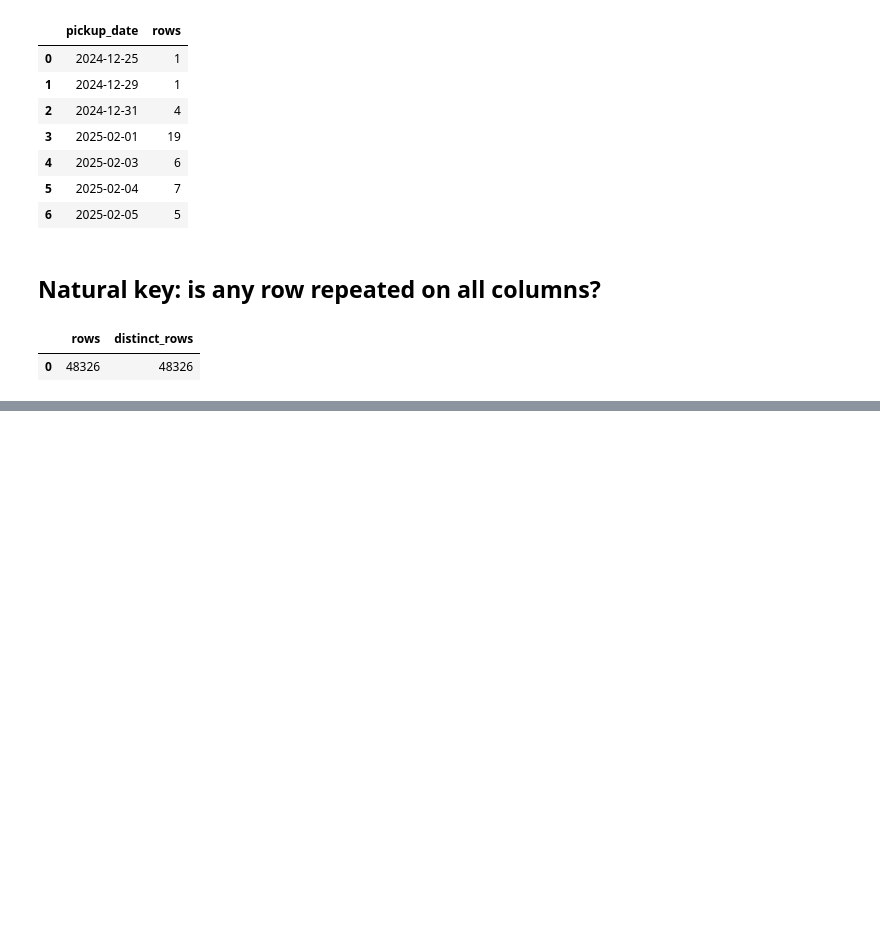
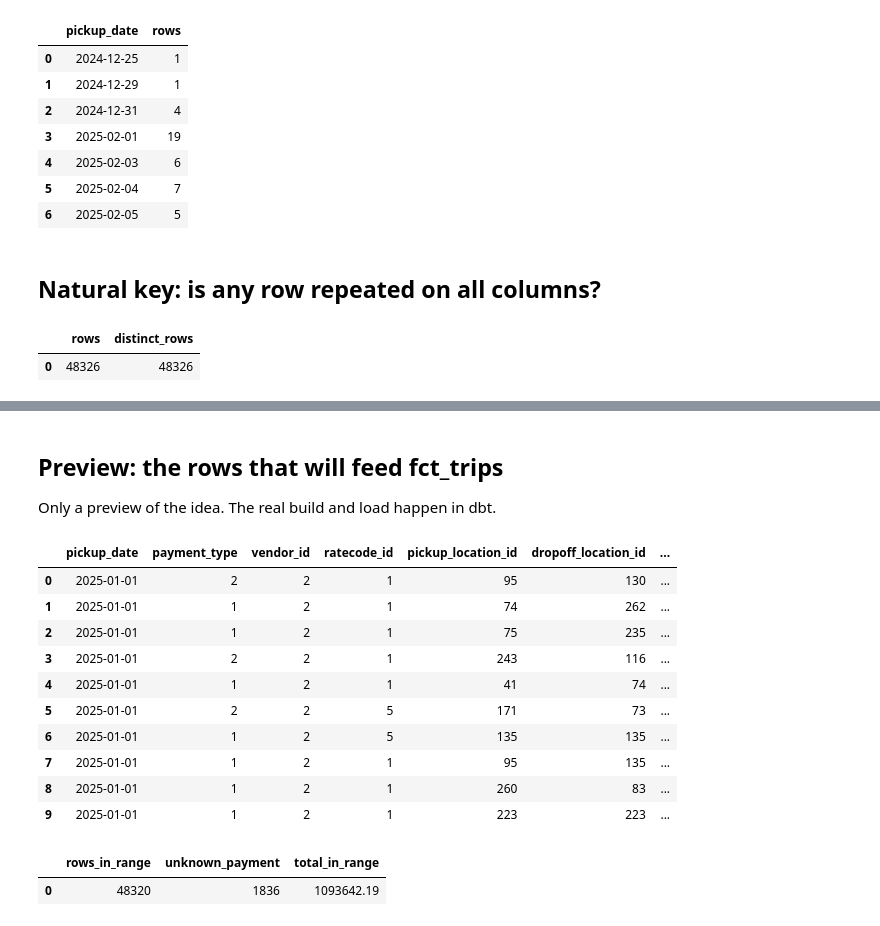
Before and after one commit to jolennd/mle-data-pipeline, a Jupyter notebook: notebooks/02_explore_green_trips.ipynb, the cells around one changed output, grey strips where cells are left out. Cells and saved outputs as stored; diff of their text form; code cells hidden in the pictures; blank space fills up the shorter version.

```diff
--- a/notebooks/02_explore_green_trips.ipynb
+++ b/notebooks/02_explore_green_trips.ipynb
@@ -86,0 +177,30 @@ con.sql(f'''select count(*) as rows, (select count(*) from (select distinct * fr
+# %% [markdown]
+## Preview: the rows that will feed fct_trips
+Only a preview of the idea. The real build and load happen in dbt.
+# %%
+con.sql(f"""select cast(lpep_pickup_datetime as date) as pickup_date,
+  coalesce(payment_type, -1) as payment_type, coalesce(VendorID, -1) as vendor_id,
+  coalesce(RatecodeID, -1) as ratecode_id, PULocationID as pickup_location_id, DOLocationID as dropoff_location_id,
+  cast(total_amount as decimal(12, 2)) as total_amount, trip_distance, passenger_count
+from {src}
+where lpep_pickup_datetime >= '2025-01-01' and lpep_pickup_datetime < '2025-04-01'
+order by lpep_pickup_datetime limit 10""").df()
+# %% [output]
+|  | pickup_date | payment_type | vendor_id | ratecode_id | pickup_location_id | dropoff_location_id | ... |
+| 0 | 2025-01-01 | 2 | 2 | 1 | 95 | 130 | ... |
+| 1 | 2025-01-01 | 1 | 2 | 1 | 74 | 262 | ... |
+| 2 | 2025-01-01 | 1 | 2 | 1 | 75 | 235 | ... |
+| 3 | 2025-01-01 | 2 | 2 | 1 | 243 | 116 | ... |
+| 4 | 2025-01-01 | 1 | 2 | 1 | 41 | 74 | ... |
+| 5 | 2025-01-01 | 2 | 2 | 5 | 171 | 73 | ... |
+| 6 | 2025-01-01 | 1 | 2 | 5 | 135 | 135 | ... |
+| 7 | 2025-01-01 | 1 | 2 | 1 | 95 | 135 | ... |
+| 8 | 2025-01-01 | 1 | 2 | 1 | 260 | 83 | ... |
+| 9 | 2025-01-01 | 1 | 2 | 1 | 223 | 223 | ... |
+# %%
+con.sql(f"""select count(*) as rows_in_range, count(*) filter (where payment_type is null) as unknown_payment,
+  round(sum(total_amount), 2) as total_in_range
+from {src} where lpep_pickup_datetime >= '2025-01-01' and lpep_pickup_datetime < '2025-04-01' """).df()
+# %% [output]
+|  | rows_in_range | unknown_payment | total_in_range |
+| 0 | 48320 | 1836 | 1093642.19 |
```
Also changed, not shown: parts of 22 cells of this notebook.
